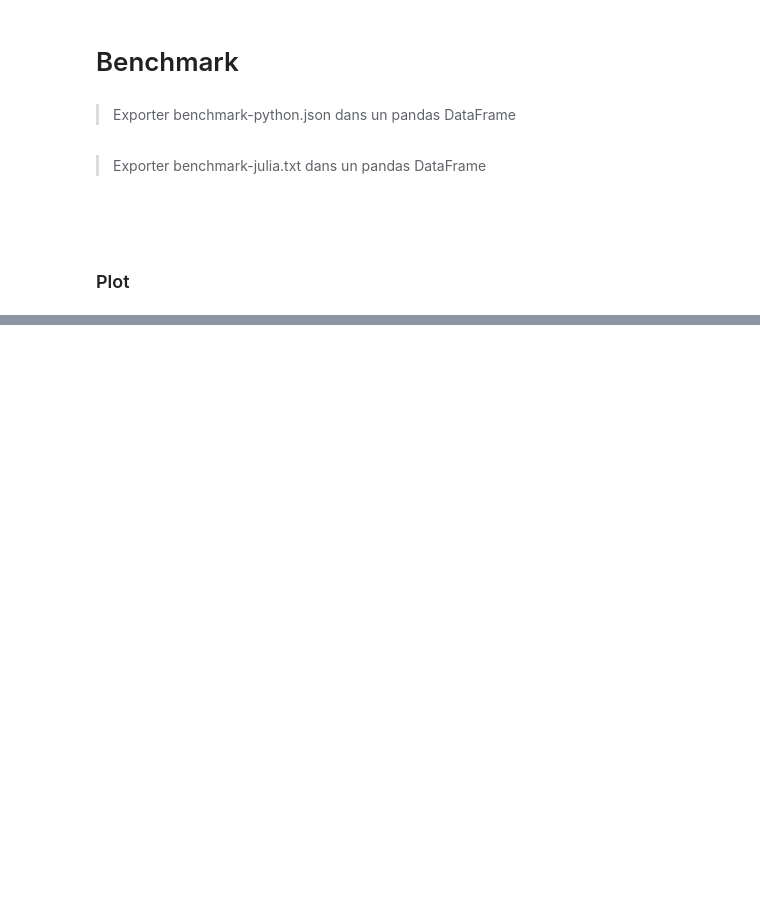
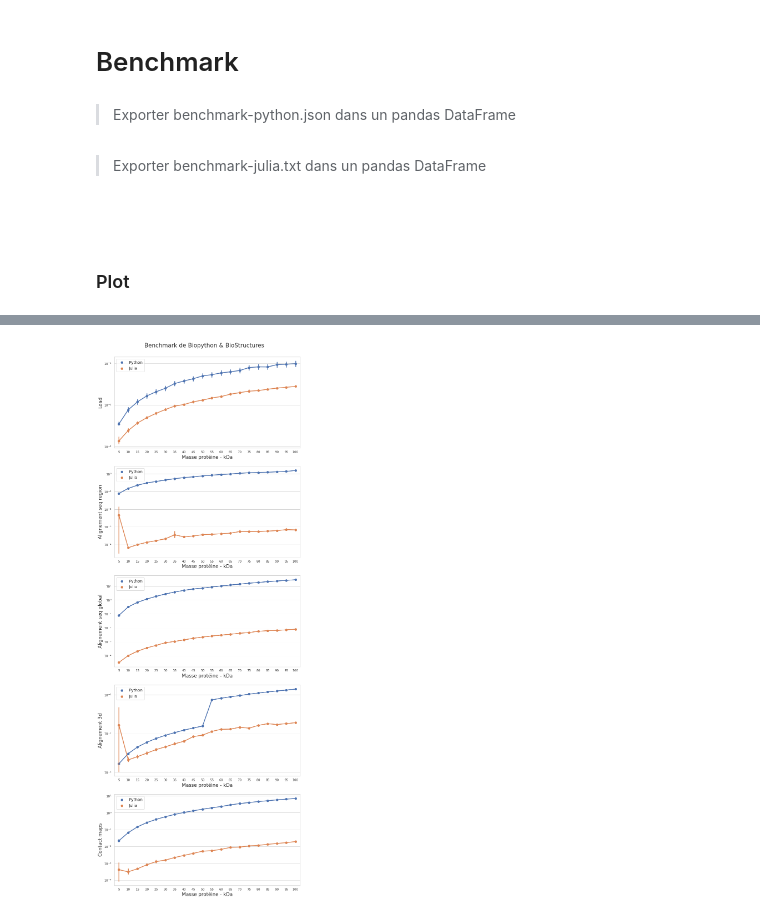
Before and after one commit to Pierre-damase/Diderot_M2-projet-long, a Jupyter notebook: Code/prot-py.ipynb, the cells around one changed output, grey strips where cells are left out. Saved outputs shown, nothing was run; the diff lists cells and outputs as text; code cells hidden in the pictures; blank space fills up the shorter version.

```diff
--- a/Code/prot-py.ipynb
+++ b/Code/prot-py.ipynb
@@ -292,7 +293,7 @@ create_substructure(struct[0])
 def duplicate(data, key):
     if key == 'Residues':
         return [ele*0.110 for ele in data for _ in range(100)]  # Détermine la masse de la protéine en kDa
-    return [np.log10(ele) for ele in data for _ in range(100)]  # Détermine le log base 10
+    return [ele for ele in data for _ in range(100)]  # Détermine le log base 10
 
 
 def dico_to_dataframe(dico):
@@ -302,14 +303,14 @@ def dico_to_dataframe(dico):
 
         if key == 'Alignement seq':
             for k, v in value.items():
-                v = [duplicate(sublist, key) if len(sublist) == 1 else np.log10(sublist) for sublist in v]
+                v = [duplicate(sublist, key) if len(sublist) == 1 else sublist for sublist in v]
                 series.append(pd.Series([ele for sublist in v for ele in sublist], name="{} {}".format(key, k)))
 
         elif key == 'Residues':
             series.append(pd.Series(duplicate(value, key), name="Masse protéine - kDa"))
 
         else:
-            series.append(pd.Series([np.log10(ele) for sublist in value for ele in sublist], name=key))
+            series.append(pd.Series([ele for sublist in value for ele in sublist], name=key))
 
     return pd.concat(series, axis=1)
 # %% [markdown]
@@ -328,6 +329,12 @@ def python_benchmark_to_df():
     return dico_to_dataframe(dico)
 
 data_python = python_benchmark_to_df()
+
+# Ajouter la colonne 'langage' au DataFrame à partir d'un dictionnaire
+dico = {}
+for i in range(2000):
+    dico[i] = "Python"  # les clés du dictionnaire doivent être dans l'index du DataFrame
+data_python['Langage'] = pd.Series(dico)
 # %% [markdown]
 > Exporter benchmark-julia.txt dans un pandas DataFrame
 # %%
@@ -352,6 +359,12 @@ def julia_benchmark_to_df():
     return dico_to_dataframe(dico)
 
 data_julia = julia_benchmark_to_df()
+
+# Ajouter la colonne 'langage' au DataFrame à partir d'un dictionnaire
+dico = {}
+for i in range(2000):
+    dico[i] = "Julia"
+data_julia['Langage'] = pd.Series(dico)  # les clés du dictionnaire doivent être dans l'index du DataFrame
 # %% [markdown]
 <br>
 # %% [markdown]
@@ -409,0 +372,43 @@ plot_benchmark(data_python, data_julia)
+# %%
+def plot_benchmark(data_python, data_julia):
+    keys = data_python.columns[1:-1]  # Exclure Residues
+
+    # Traitement data - un DataFrame unique
+    data = data_python.append(data_julia, ignore_index=True)
+
+    # x-axis: ticks & labels
+    x_ticks, x_labels = [], []
+    for j, val in enumerate(np.arange(5,105,5)):
+        x_ticks.append(j)
+        x_labels.append(val)
+
+    # Set up plot
+    sns.set_theme(style="whitegrid")
+    fig, axs = plt.subplots(5, figsize=(12,35))
+
+    # Y ax
+    y_ax = ['Chargement de structures', 'Alignement de séquences - région', 'Alignement de séquences - global',
+           'Alignement de structures', 'Carte de contacts']
+
+    for i, key in enumerate(keys):
+        #fig, ax = plt.subplots(figsize=(15,40))
+        axs[i].set(yscale="log")
+        ax = sns.pointplot(data=data, x='Masse protéine - kDa', y=key, hue='Langage', ax=axs[i])
+
+        # Set xticks & xlabels
+        ax.set_xticks(x_ticks)
+        ax.set_xticklabels(x_labels)
+
+        # Font size
+        ax.legend(fontsize="large")
+        ax.xaxis.label.set_size("x-large")
+        ax.yaxis.label.set_size("x-large")
+
+    # Title
+    plt.suptitle("Benchmark de Biopython & BioStructures", y=0.9, fontsize="xx-large")
+    plt.show()
+    #plt.savefig("../benchmark-logs_cale")
+
+plot_benchmark(data_python, data_julia)
+# %% [output]
+[figure, added]
```
Also changed, not shown: parts of 15 cells of this notebook, 5 other files.
